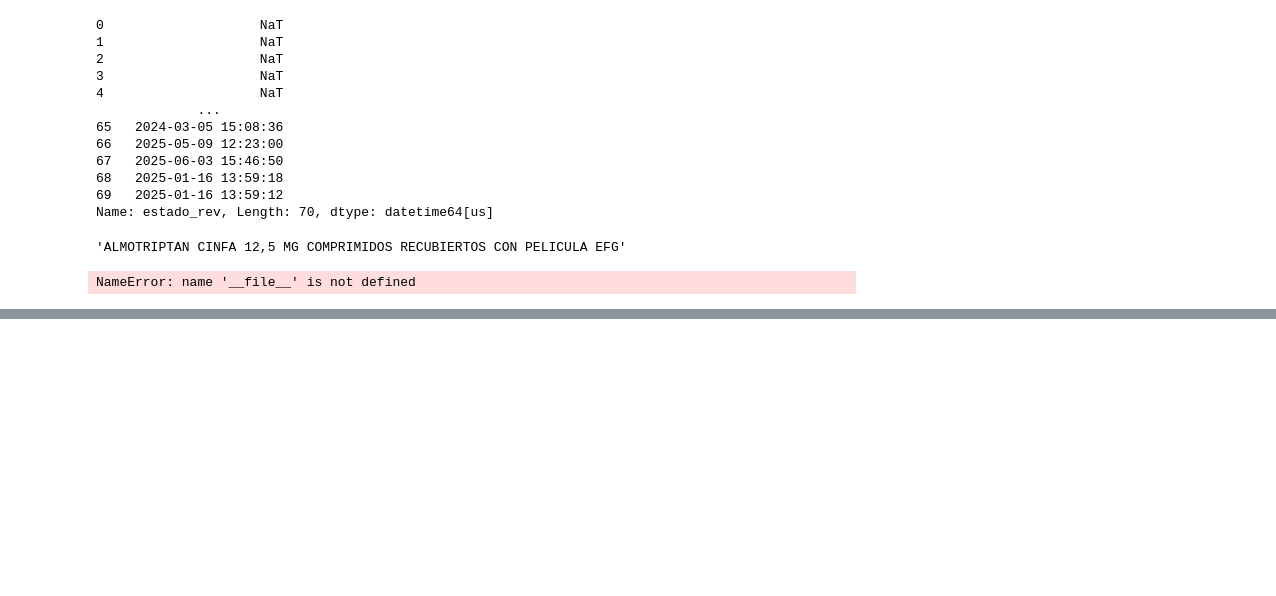
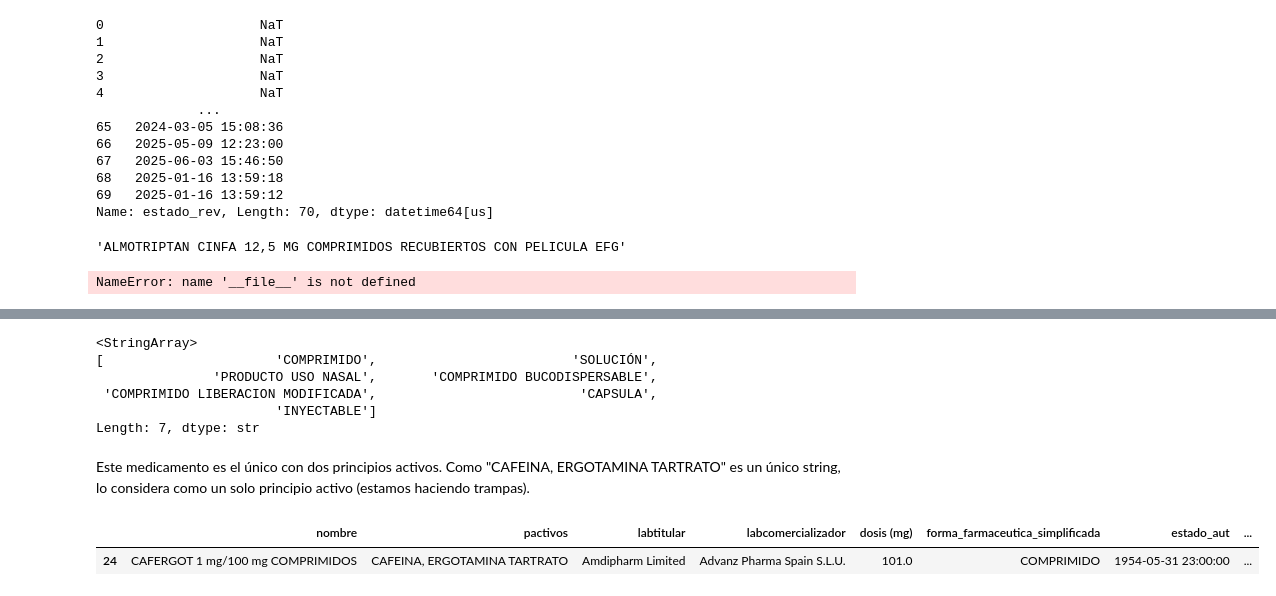
Before and after one commit to Chicloneo/Proyecto-Ingenieria-Dato, a Jupyter notebook: Notebooks/pruebas.ipynb, the cells around one changed output, grey strips where cells are left out. Cells and saved outputs as stored; diff of their text form; code cells hidden in the pictures; blank space fills up the shorter version.

Commit message:
Cambio en 4 dosis. Explicación del preprocessing

```diff
--- a/Notebooks/pruebas.ipynb
+++ b/Notebooks/pruebas.ipynb
@@ -114,6 +114,6 @@ NameError: name '__file__' is not defined
 # %%
 import pandas as pd
 
-df = pd.read_csv("../src/data/HU-3.csv")
+df = pd.read_csv("../src/data/HU4_EDA.csv")
 len(list(df.columns))
 # %% [output]
@@ -120,0 +140,17 @@ len(list(df.columns))
+# %%
+df["forma_farmaceutica_simplificada"].unique()
+# %% [output]
+<StringArray>
+[                      'COMPRIMIDO',                         'SOLUCIÓN',
+               'PRODUCTO USO NASAL',       'COMPRIMIDO BUCODISPERSABLE',
+ 'COMPRIMIDO LIBERACION MODIFICADA',                          'CAPSULA',
+                       'INYECTABLE']
+Length: 7, dtype: str
+# %% [markdown]
+Este medicamento es el único con dos principios activos. Como "CAFEINA, ERGOTAMINA TARTRATO" es un único string, lo considera como un solo principio activo (estamos haciendo trampas).
+# %%
+df.loc[df["nombre"]== "CAFERGOT 1 mg/100 mg COMPRIMIDOS", "dosis (mg)"] = 101.0
+df.loc[df["nombre"]== "CAFERGOT 1 mg/100 mg COMPRIMIDOS"]
+# %% [output]
+|  | nombre | pactivos | labtitular | labcomercializador | dosis (mg) | forma_farmaceutica_simplificada | estado_aut | ... |
+| 24 | CAFERGOT 1 mg/100 mg COMPRIMIDOS | CAFEINA, ERGOTAMINA TARTRATO | Amdipharm Limited | Advanz Pharma Spain S.L.U. | 101.0 | COMPRIMIDO | 1954-05-31 23:00:00 | ... |
```
Also changed, not shown: parts of 10 cells of this notebook, 10 other files.
